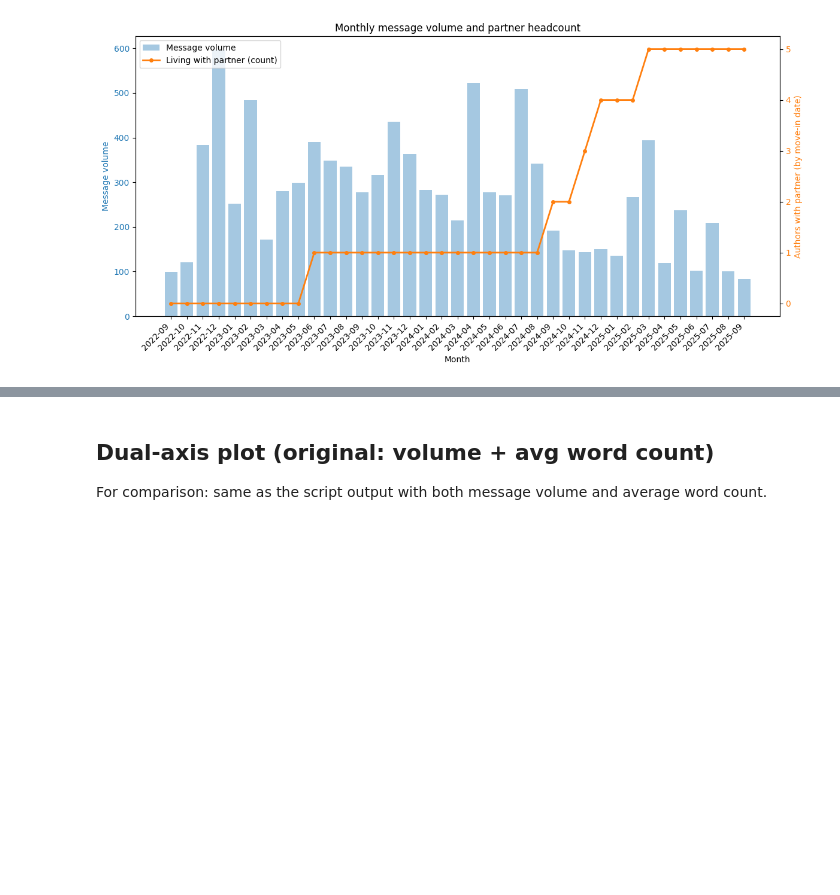
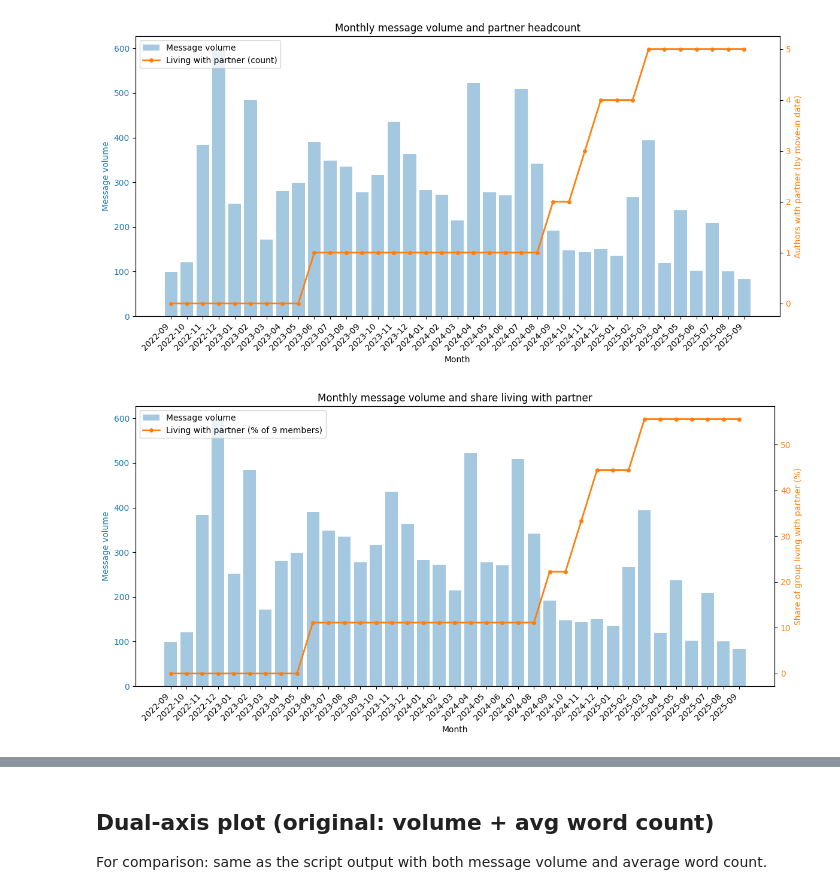
Before and after one commit to bashoogeventerink-max/DAV, a Jupyter notebook: notebooks/06-time-series-test.ipynb, the cells around one changed output, grey strips where cells are left out. Drawn from its saved outputs; the diff is of its cells as text; code cells hidden in the pictures; blank space fills up the shorter version.

```diff
--- a/notebooks/06-time-series-test.ipynb
+++ b/notebooks/06-time-series-test.ipynb
@@ -211,7 +212,7 @@ import pandas as pd
 
 # Ensure timestamp column is in datetime format and extract year-month
 df["timestamp"] = pd.to_datetime(df["timestamp"])
-df["year_month"] = df["timestamp"].dt.to_period("M").astype(str)
+df["year_month"] = df["month_year"]
 
 # 1. Volume of messages per month
 volume_per_month = df.groupby("year_month")["message"].count().rename("message_volume")
@@ -291,3 +292,42 @@ plt.tight_layout()
 plt.show()
 # %% [output]
 [figure]
+# %%
+# Visualize summary_table: volume (bars) vs. share living with partner (line, % of group)
+N_UNIQUE_MEMBERS = 9
+plot_df = summary_table.sort_index()
+partner_pct = 100 * plot_df["count_living_with_partner"] / N_UNIQUE_MEMBERS
+xpos = list(range(len(plot_df)))
+
+fig, ax1 = plt.subplots(figsize=(12, 6))
+color_vol, color_cnt = "tab:blue", "tab:orange"
+
+ax1.bar(xpos, plot_df["message_volume"], color=color_vol, alpha=0.4, label="Message volume")
+ax1.set_ylabel("Message volume", color=color_vol)
+ax1.tick_params(axis="y", labelcolor=color_vol)
+ax1.set_xlabel("Month")
+step = max(1, len(xpos) // 24)
+ax1.set_xticks(xpos[::step])
+ax1.set_xticklabels(plot_df.index[::step], rotation=45, ha="right")
+
+ax2 = ax1.twinx()
+ax2.plot(
+    xpos,
+    partner_pct,
+    color=color_cnt,
+    marker="o",
+    linewidth=2,
+    markersize=4,
+    label=f"Living with partner (% of {N_UNIQUE_MEMBERS} members)",
+)
+ax2.set_ylabel("Share of group living with partner (%)", color=color_cnt)
+ax2.tick_params(axis="y", labelcolor=color_cnt)
+
+lines1, lab1 = ax1.get_legend_handles_labels()
+lines2, lab2 = ax2.get_legend_handles_labels()
+ax1.legend(lines1 + lines2, lab1 + lab2, loc="upper left")
+plt.title("Monthly message volume and share living with partner")
+plt.tight_layout()
+plt.show()
+# %% [output]
+[figure, added]
```
Also changed, not shown: parts of 8 cells of this notebook, 2 other files.
